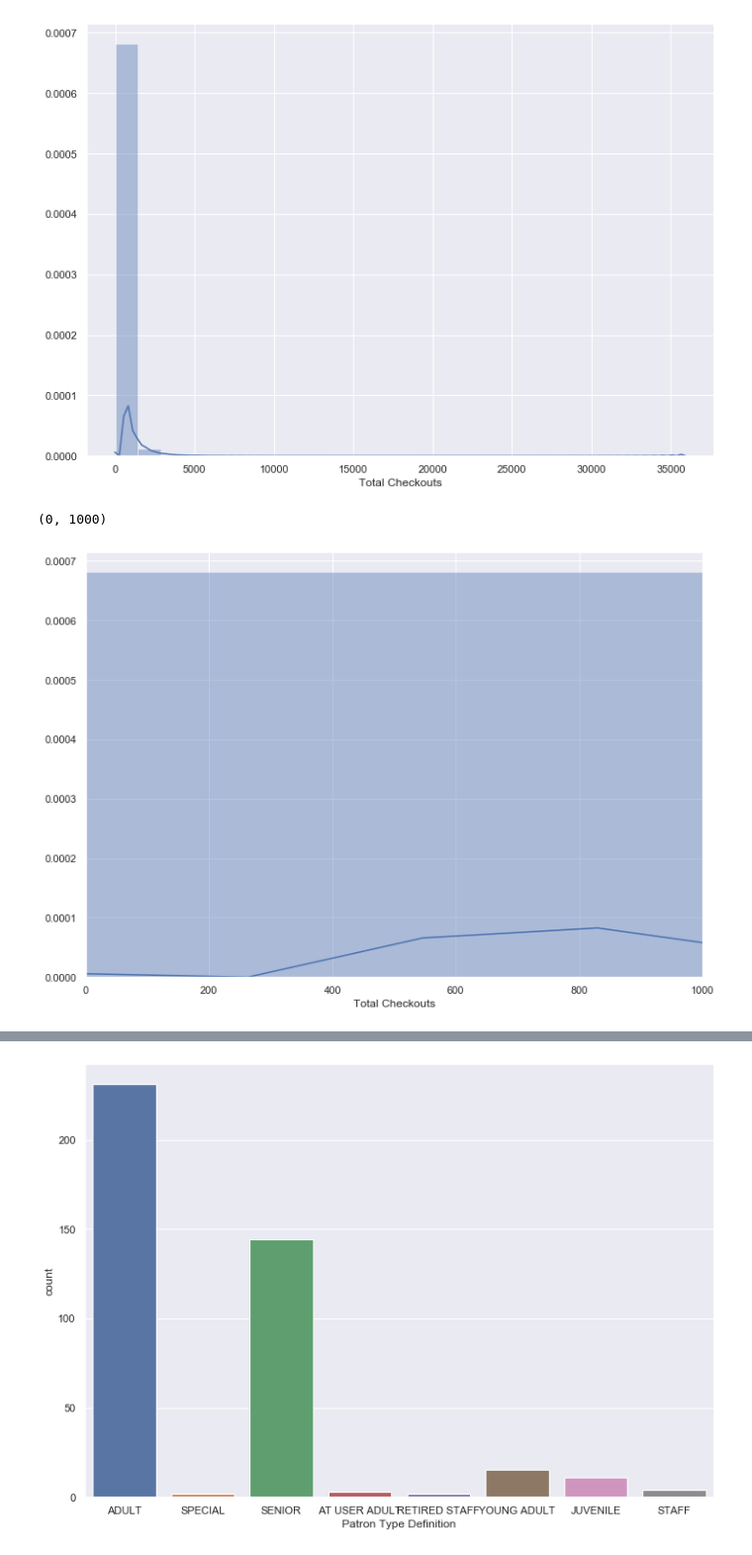
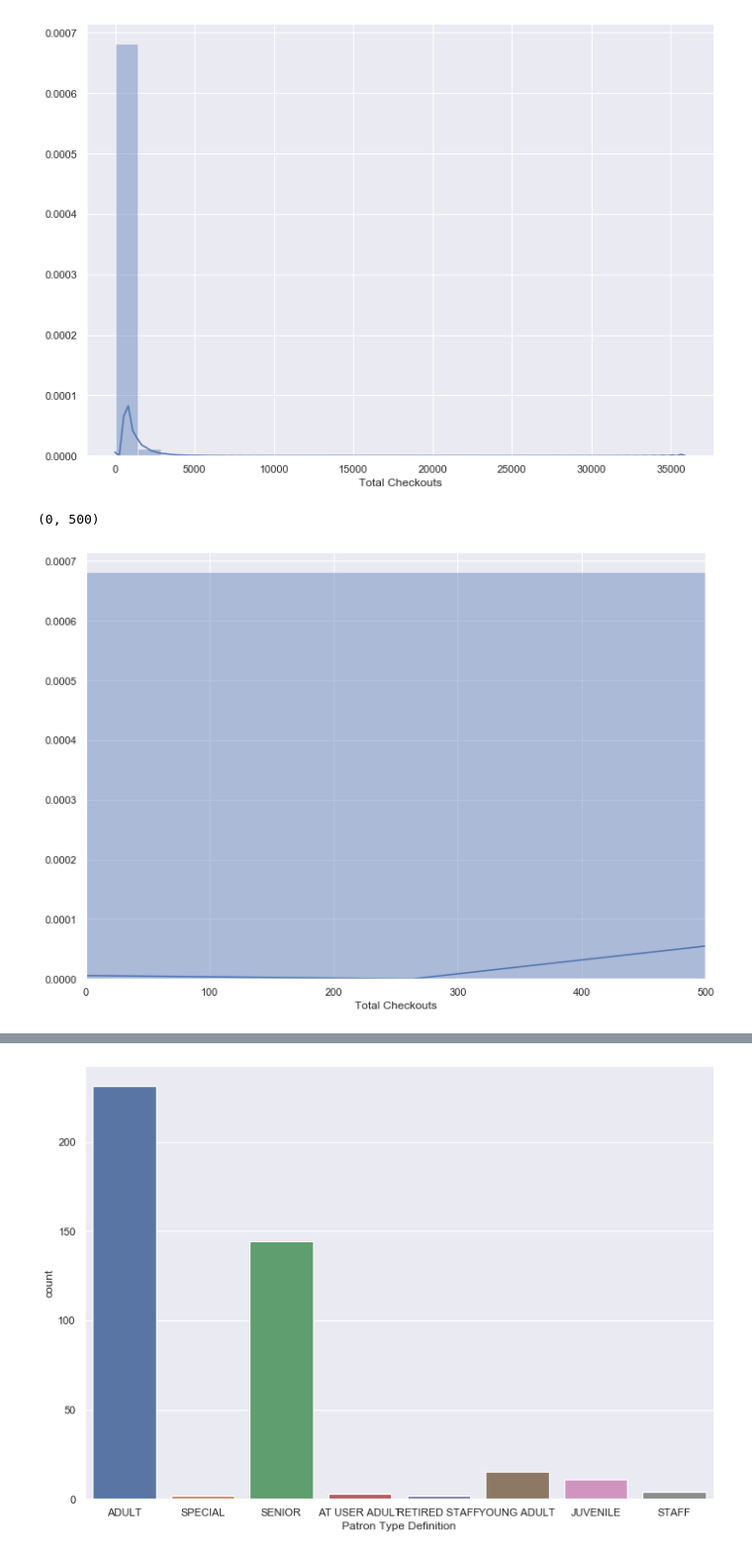
Before and after one commit to josiechoi/Ryerson_capstone_library_usage, a Jupyter notebook: Capstone EDA.ipynb, the cells around one changed output, grey strips where cells are left out. Shown at 99% size. Cells and saved outputs as stored; diff of their text form; code cells hidden in the pictures.

```diff
--- a/Capstone EDA.ipynb
+++ b/Capstone EDA.ipynb
@@ -123,10 +148,10 @@ sns.distplot(df['Total Checkouts'],bins=25)
 [figure]
 # %%
 sns.distplot(df['Total Checkouts'],bins=25)
-plt.xlim(0,1000)
+plt.xlim(0,500)
 # %% [output]
-(0, 1000)
+(0, 500)
-[figure, old version]
+[figure, new version]
 # %%
 outliers=df[df['Total Checkouts']>5000]
 print(outliers)
```
Also changed, not shown: parts of 13 cells of this notebook.
